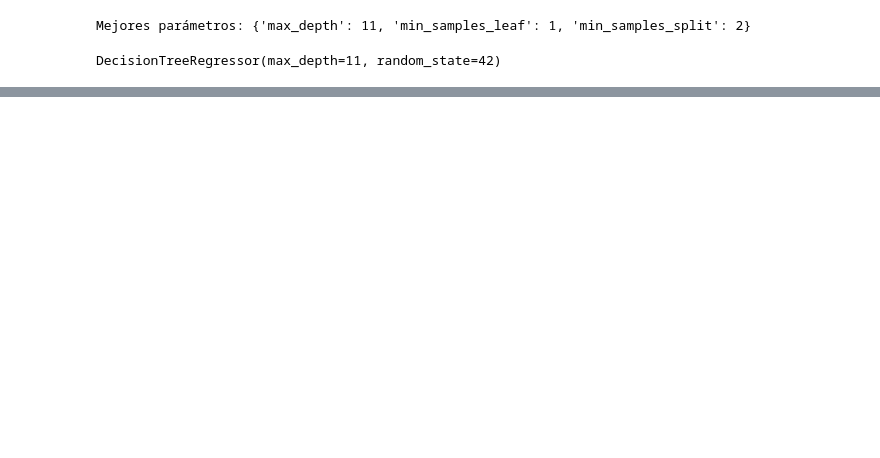
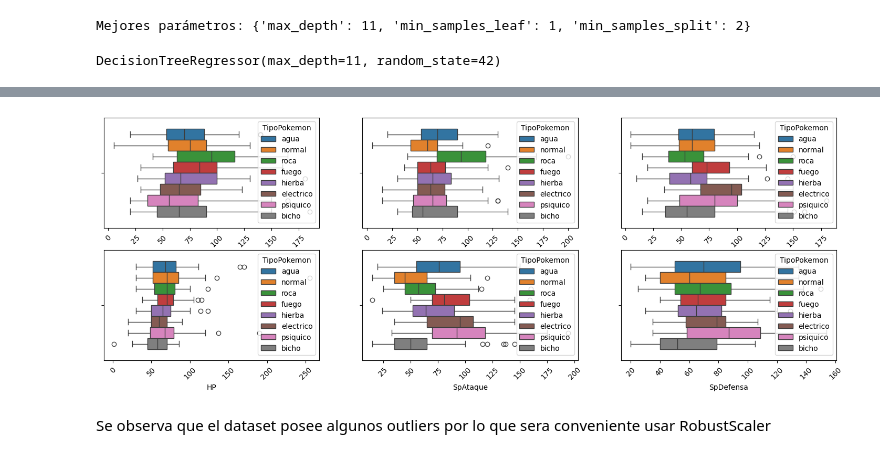
Before and after one commit to EugenioBravi/TP2_mineria, a Jupyter notebook: TP_2.ipynb, the cells around one changed output, grey strips where cells are left out. Saved outputs shown, nothing was run; the diff lists cells and outputs as text; code cells hidden in the pictures; blank space fills up the shorter version.

```diff
--- a/TP_2.ipynb
+++ b/TP_2.ipynb
@@ -223,0 +310,26 @@ Root Mean Squared Error (RMSE): 5728.209817948963
+# %%
+fig, axes = plt.subplots(2, 3, figsize=(18, 6))
+
+sns.boxplot(x='Ataque', data=X_train_poke_1, orient='h', ax=axes[0,0], hue=y_train_poke_1)
+axes[0,0].tick_params(axis='x', rotation=45)
+
+sns.boxplot(x='Defensa', data=X_train_poke_1, orient='h', ax=axes[0,1], hue=y_train_poke_1)
+axes[0,1].tick_params(axis='x', rotation=45)
+
+sns.boxplot(x='Velocidad', data=X_train_poke_1, orient='h', ax=axes[0,2], hue=y_train_poke_1)
+axes[0,2].tick_params(axis='x', rotation=45)
+
+sns.boxplot(x='HP', data=X_train_poke_1, orient='h', ax=axes[1,0], hue=y_train_poke_1)
+axes[1,0].tick_params(axis='x', rotation=45)
+
+sns.boxplot(x='SpAtaque', data=X_train_poke_1, orient='h', ax=axes[1,1], hue=y_train_poke_1)
+axes[1,1].tick_params(axis='x', rotation=45)
+
+sns.boxplot(x='SpDefensa', data=X_train_poke_1, orient='h', ax=axes[1,2], hue=y_train_poke_1)
+axes[1,2].tick_params(axis='x', rotation=45)
+
+plt.show()
+# %% [output]
+[figure, added]
+# %% [markdown]
+Se observa que el dataset posee algunos outliers por lo que sera conveniente usar RobustScaler
```
Also changed, not shown: parts of 20 cells of this notebook.
